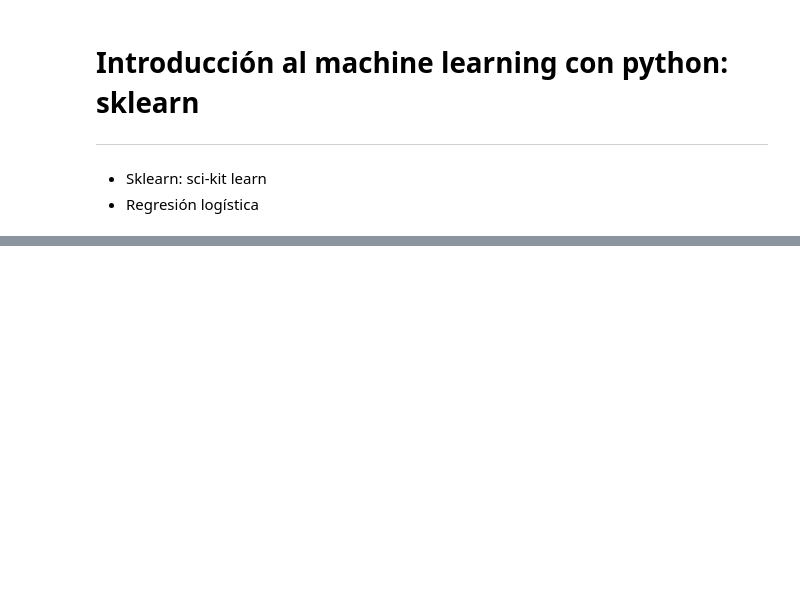
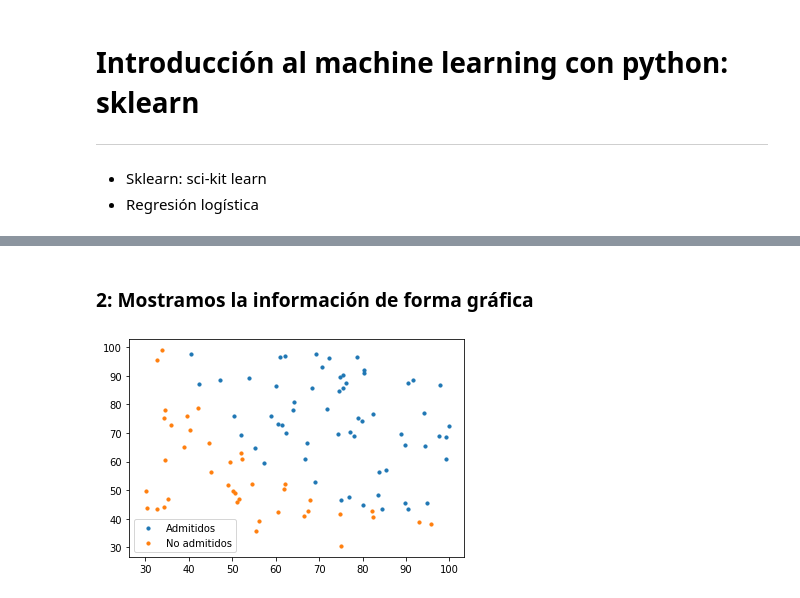
Before and after one commit to bmalcover/MADM2019, a Jupyter notebook: M3_2_Intro sklearn.ipynb, the cells around one changed output, grey strips where cells are left out. Cells and saved outputs as stored; diff of their text form; code cells hidden in the pictures; blank space fills up the shorter version.

```diff
--- a/M3_2_Intro sklearn.ipynb
+++ b/M3_2_Intro sklearn.ipynb
@@ -64 +72,23 @@ df.columns = columns
+# %% [markdown]
+### 2: Mostramos la información de forma gráfica
+# %%
+# X = Primer y segundo examen
+X = df.iloc[:, :-1]
+
+# y = solución
+y = df.iloc[:, -1]
+
+# Obtenemos los admitidos
+admitted = df.loc[y == 1]
+
+# Obtenemos los no admitidos
+not_admitted = df.loc[y == 0]
+
+# plots
+plt.scatter(admitted.iloc[:, 0], admitted.iloc[:, 1], s=10, label='Admitidos')
+plt.scatter(not_admitted.iloc[:, 0], not_admitted.iloc[:, 1], s=10, label='No admitidos')
+plt.legend()
+plt.show()
+# %% [output]
+[figure, added]
 # %% [markdown]
```
Also changed, not shown: parts of 30 cells of this notebook.
